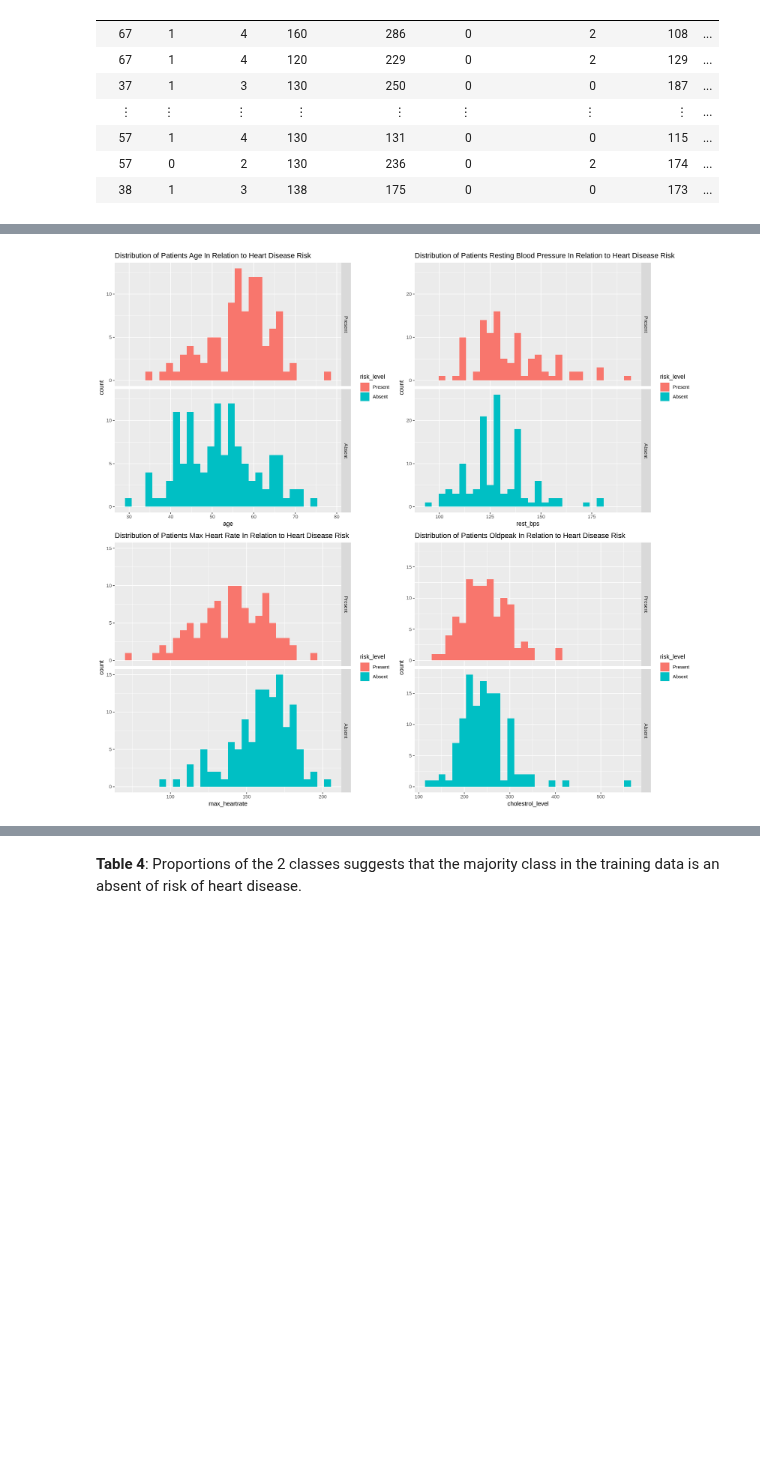
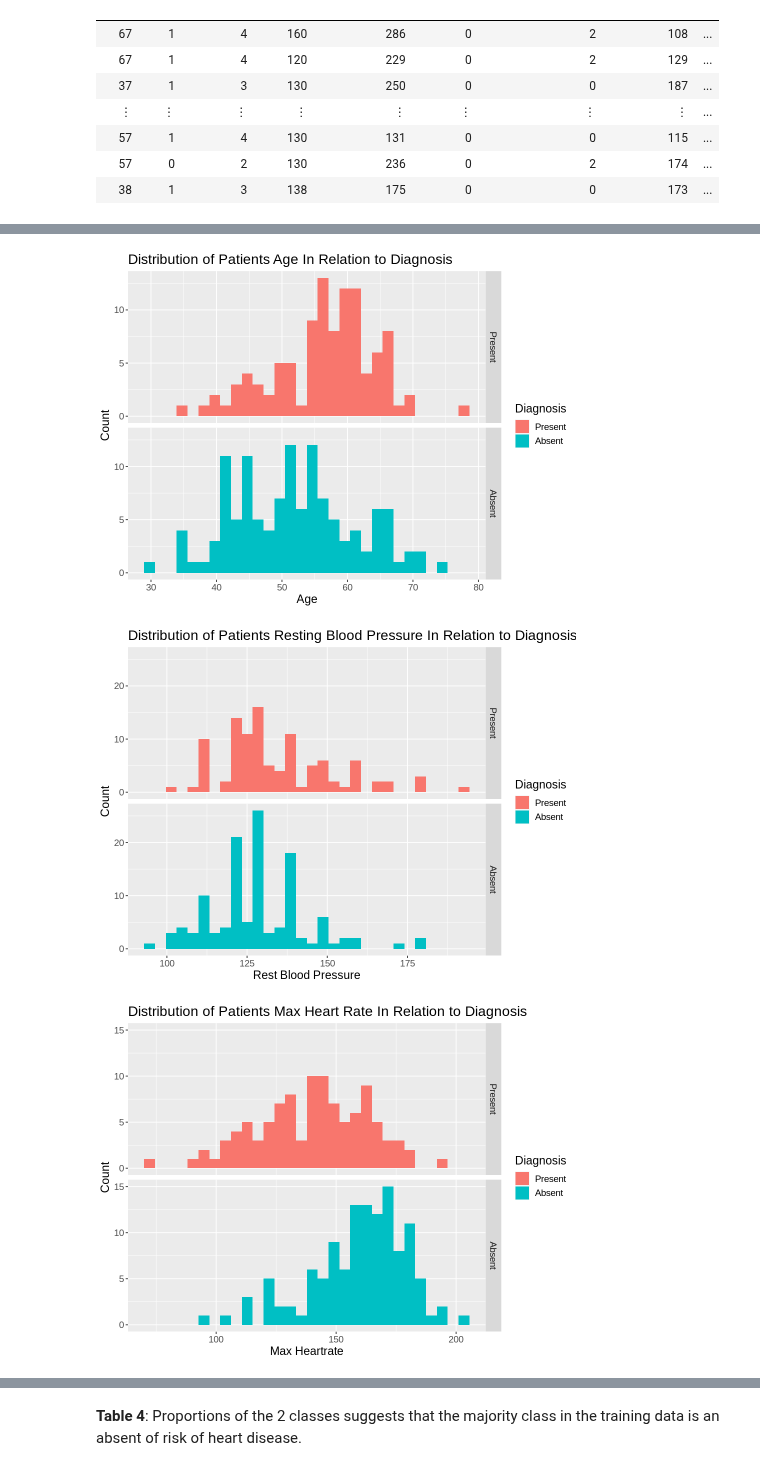
Before and after one commit to samdang03/DSCI-100_2022w2-Group-006, a Jupyter notebook: DCSI100-Final Project Report.ipynb, the cells around one changed output, grey strips where cells are left out. Cells and saved outputs as stored; diff of their text form; code cells hidden in the pictures; blank space fills up the shorter version.

```diff
--- a/DCSI100-Final Project Report.ipynb
+++ b/DCSI100-Final Project Report.ipynb
@@ -121,13 +110,15 @@ There are 4 numerical variables in the dataset (age, cholestrol level, resting b
 # %%
-set.seed(1000)
+#cleaning and wrangling the data into tidy format and splitting it into training and testing sets
+
+set.seed(1000) #setting a seed to ensure reproducibility
 
 cleveland_clean<-cleveland_data|>
-                select(age, rest_bps, max_heartrate, cholestrol_level, risk_level)|>
-                mutate(risk_level=case_when(risk_level==0~"Absent",risk_level==1~"Present",
-                                         risk_level==2~"Present",risk_level==3~"Present",risk_level==4~"Present")) |>
-                mutate(risk_level = as_factor(risk_level))
+                select(age, rest_bps, max_heartrate, cholestrol_level, oldpeak, diagnosis)|>
+                mutate(diagnosis=case_when(diagnosis==0~"Absent",diagnosis==1~"Present",
+                                         diagnosis==2~"Present",diagnosis==3~"Present",diagnosis==4~"Present")) |>
+                mutate(diagnosis = as_factor(diagnosis))
 
-cleveland_split <- initial_split(cleveland_clean, prop = 0.75, strata = risk_level)
+cleveland_split <- initial_split(cleveland_clean, prop = 0.75, strata = diagnosis)
 cleveland_train <- training(cleveland_split)
 cleveland_test <- testing(cleveland_split)
 cleveland_train
@@ -184,33 +178,51 @@ The means of each possible predictors show there might not be correlations in be
 # %%
-options(repr.plot.width=15, repr.plot.height=14)
+options(repr.plot.width = 8, repr.plot.height = 6)
+
 predictor_age <- cleveland_train |>
-            ggplot(aes(age, fill = risk_level)) +
+            ggplot(aes(age, fill = diagnosis)) +
             geom_histogram(bins=30) +
-            facet_grid(rows = vars(risk_level))+
-            ggtitle("Distribution of Patients Age In Relation to Heart Disease Risk")
-
+            facet_grid(rows = vars(diagnosis)) +
+            labs(x = "Age", y= "Count", fill = "Diagnosis") +
+            ggtitle("Distribution of Patients Age In Relation to Diagnosis") +
+            theme(text = element_text(size = 14))
+predictor_age
 
 predictor_rest_bps<-cleveland_train |>
-            ggplot(aes(rest_bps, fill = risk_level)) +
+            ggplot(aes(rest_bps, fill = diagnosis)) +
             geom_histogram(bins=30) +
-            facet_grid(rows = vars(risk_level)) +
-            ggtitle("Distribution of Patients Resting Blood Pressure In Relation to Heart Disease Risk")
-
+            facet_grid(rows = vars(diagnosis)) +
+            labs(x = "Rest Blood Pressure", y= "Count", fill = "Diagnosis") +
+            ggtitle("Distribution of Patients Resting Blood Pressure In Relation to Diagnosis") +
+            theme(text = element_text(size = 14))
+predictor_rest_bps
 
 predictor_max_heartrate<-cleveland_train |>
-            ggplot(aes(max_heartrate, fill = risk_level)) +
+            ggplot(aes(max_heartrate, fill = diagnosis)) +
             geom_histogram(bins=30) +
-            facet_grid(rows = vars(risk_level)) +
-            ggtitle("Distribution of Patients Max Heart Rate In Relation to Heart Disease Risk")
+            facet_grid(rows = vars(diagnosis)) +
+            labs(x = "Max Heartrate", y= "Count", fill = "Diagnosis") +
+            ggtitle("Distribution of Patients Max Heart Rate In Relation to Diagnosis") +
+            theme(text = element_text(size = 14))
+predictor_max_heartrate
 
+predictor_cholestrol<-cleveland_train |>
+            ggplot(aes(cholestrol_level, fill = diagnosis)) +
+            geom_histogram(bins=30) +
+            facet_grid(rows = vars(diagnosis)) +
+            labs(x = "Cholestrol Level", y= "Count", fill = "Diagnosis") +
+            ggtitle("Distribution of Patients Cholestrol Level In Relation to Diagnosis") +
+            theme(text = element_text(size = 14))
+predictor_cholestrol
 
 predictor_oldpeak<-cleveland_train |>
-            ggplot(aes(cholestrol_level, fill = risk_level)) +
+            ggplot(aes(oldpeak, fill = diagnosis)) +
             geom_histogram(bins=30) +
-            facet_grid(rows = vars(risk_level)) +
-            ggtitle("Distribution of Patients Oldpeak In Relation to Heart Disease Risk")
-
-
-plot_grid(predictor_age, predictor_rest_bps, predictor_max_heartrate, predictor_oldpeak)
+            facet_grid(rows = vars(diagnosis)) +
+            labs(x = "Oldpeak", y= "Count", fill = "Diagnosis") +
+            ggtitle("Distribution of Patients Oldpeak In Relation to Diagnosis") +
+            theme(text = element_text(size = 14))
+predictor_oldpeak
 # %% [output]
-[figure, old version]
+[figure, new version]
+[figure, added]
+[figure, added]
```
Also changed, not shown: parts of 63 cells of this notebook.
